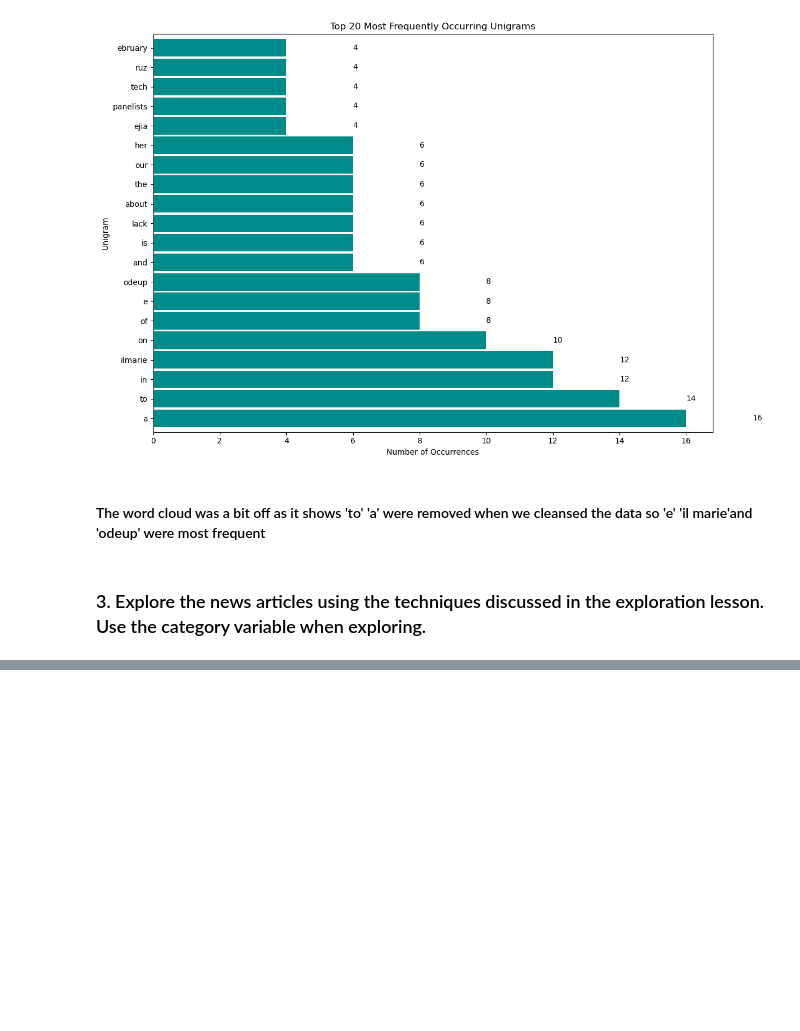
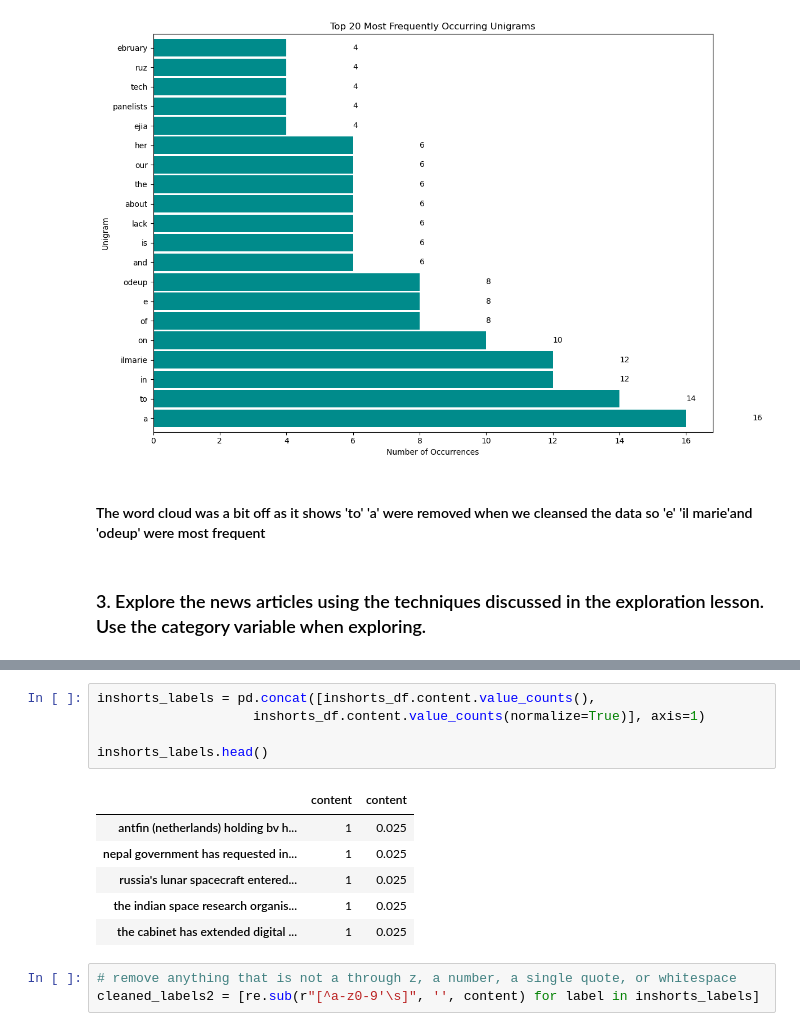
Before and after one commit to annie-carter/natural-language-processing-exercises, a Jupyter notebook: data_exploration.ipynb, the cells around one changed output, grey strips where cells are left out. Saved outputs shown, nothing was run; the diff lists cells and outputs as text; blank space fills up the shorter version.

```diff
--- a/data_exploration.ipynb
+++ b/data_exploration.ipynb
@@ -421,0 +474,15 @@ plt.show()
+# %%
+inshorts_labels = pd.concat([inshorts_df.content.value_counts(),
+                    inshorts_df.content.value_counts(normalize=True)], axis=1)
+
+inshorts_labels.head()
+# %% [output]
+|  | content | content |
+| antfin (netherlands) holding bv h... | 1 | 0.025 |
+| nepal government has requested in... | 1 | 0.025 |
+| russia's lunar spacecraft entered... | 1 | 0.025 |
+| the indian space research organis... | 1 | 0.025 |
+| the cabinet has extended digital ... | 1 | 0.025 |
+# %%
+# remove anything that is not a through z, a number, a single quote, or whitespace
+cleaned_labels2 = [re.sub(r"[^a-z0-9'\s]", '', content) for label in inshorts_labels]
```
Also changed, not shown: parts of 13 cells of this notebook, 1 other file.
